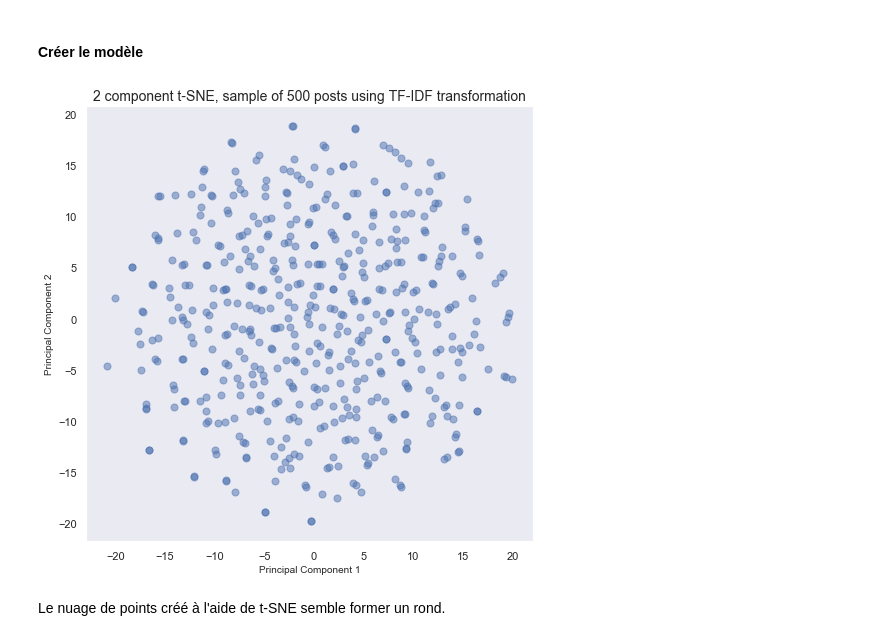
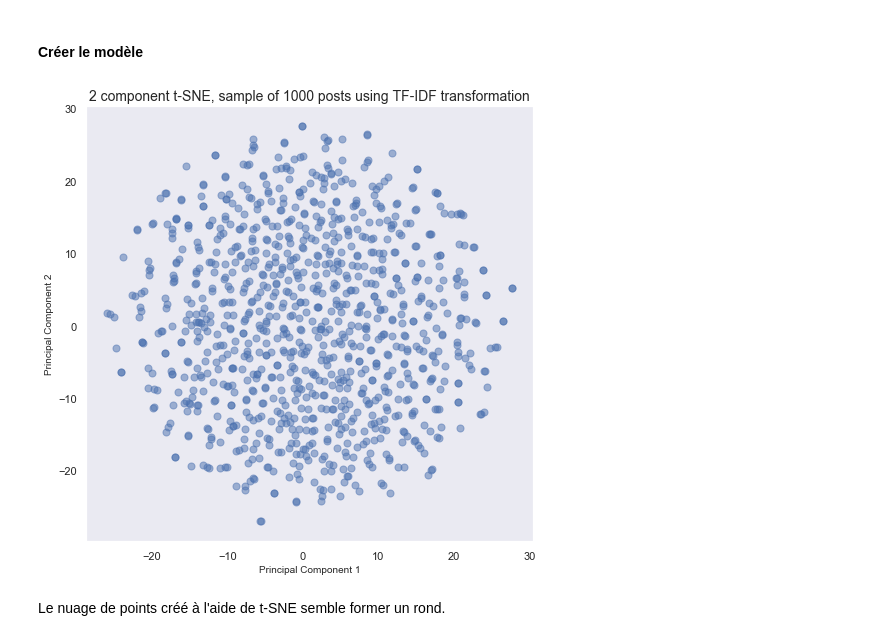
Before and after one commit to Lenka-St/Projet5, a Jupyter notebook: Notebook1_Analyse_exploratoire.ipynb, the cells around one changed output. Saved outputs shown, nothing was run; the diff lists cells and outputs as text; code cells hidden in the pictures.

```diff
--- a/Notebook1_Analyse_exploratoire.ipynb
+++ b/Notebook1_Analyse_exploratoire.ipynb
@@ -461,0 +476,11 @@ stop_words = ["i'm", 'would', '1', '0', '2', "i've", 'could', 'anyone', 'also',
+# %%
+stop_words = ["i'm", 'would', '1', '0', '2', "i've", 'could', 'anyone', 'also', '3', 'thanks',
+               'two', 'however', "i'd", '5', "+", "#", "im", "ive", "dont", "cant", "id", ")", "(", 'code','using','file','error','get',
+ 'like','using', 'get', 'like', 'want', 'use', 'work', 'one', 'trying', 'need', 'way', 'tried',
+ 'problem', 'following', 'run', 'example', 'help', 'new', 'know', 'working','make', 'create','first',
+ 'issue', 'find', 'see', 'different', 'show', 'return', 'test', 'question', 'getting', 'something',
+ 'try', 'able', 'e', 'another', 'used','without', 'look', 'please', 'possible', 'x', 'found','fine',
+ 'created', 'case', 'would-like', 'still', 'inside','wrong','right', 'give', 'seems', 'cannot',
+ 'idea', 'instead', 'sure', 'b', 'every', 'react', 'based', 'simple', 'got', 'v', 'already', 'look-like',
+ 'many', 'called', 'say', 'correct', 'main','specific','understand', 'added', 'since', 'currently',
+ 'back', 'current']
@@ -706,3 +736,5 @@ X_train['post_w'] = (X_train['title_clean'] + " ") *3 + " " + X_train['body_clea
+# %%
+X_train['post_w_2gram'] = (X_train['title_clean'] + " ") *2 + (X_train['title_bigram_clean'] + " ") *2 + " " + X_train['body_clean']
 # %% [markdown]
 ### Bag of words
 # %% [markdown]
@@ -780,10 +809,0 @@ Nous constatons que dans les 50 mots les plus courants, nous avons des expressio
-# %%
-#Stop-words update
-stop_words += ['using', 'use', 'way', 'want', 'new', 'one', 'work', 'need', 'example', 'know',
-               'question', '4', 'line', 'make', '*', 'something', 'find', 'problem', 'following',
-               'create', 'x', 'run', "'", 'trying', 'change', 'used', 'see', 'possible', 'tried',
-               'first', 'without', 'found', 'seems', 'e', 'different', 'b', '8', '10', 'best',
-               'thing', "can't", '6', 'simple', 'answer', '7', 'working', 'good', 'look', 'right',
-               'help', 'another', 'v', 'try', 'point', 'would-like', '0-0', 'default', 'able', 'really',
-               'say', 'looking', 'show', 'idea', 'n', 'even', 'understand', 'better', 'please', 'p',
-               'instead', 'think', 'else', 'etc', '$', '9', 'since', 'already', 'give', 'sure']
@@ -2286,7 +2999,7 @@ Nous allons utiliser un échantillon de 500 premiers posts qui représentent 2%
 # %% [markdown]
 #### Création d'échantillon
 # %%
-X_train_tfidf_sample = X_train_tfidf[:500]
+X_train_tfidf_sample = X_train_tfidf[:1000]
 # %% [markdown]
 Afin de pouvoir afficher des tags qui nous intéressent, nous allons aussi échantilloner les tags cleanés correspondants.
 # %%
@@ -2442,16 +3156,16 @@ principalDf = pd.DataFrame(data=tsne_df, columns=[
 # %%
 # Scatterplot of all sample posts
 fig = plt.figure(figsize=(8, 8))
 ax = fig.add_subplot(1, 1, 1)
 ax.set_xlabel('Principal Component 1', fontsize=10)
 ax.set_ylabel('Principal Component 2', fontsize=10)
-ax.set_title('2 component t-SNE, sample of 500 posts using TF-IDF transformation', fontsize=14)
+ax.set_title('2 component t-SNE, sample of 1000 posts using TF-IDF transformation', fontsize=14)
 
 ax.scatter(principalDf['principal component 1'],
            principalDf['principal component 2'], s=50, alpha=0.5)
 ax.grid()
 # %% [output]
-[figure, old version]
+[figure, new version]
 # %% [markdown]
 Le nuage de points créé à l'aide de t-SNE semble former un rond.
 # %% [markdown]
```
Also changed, not shown: parts of 259 cells of this notebook, 2 other files.
